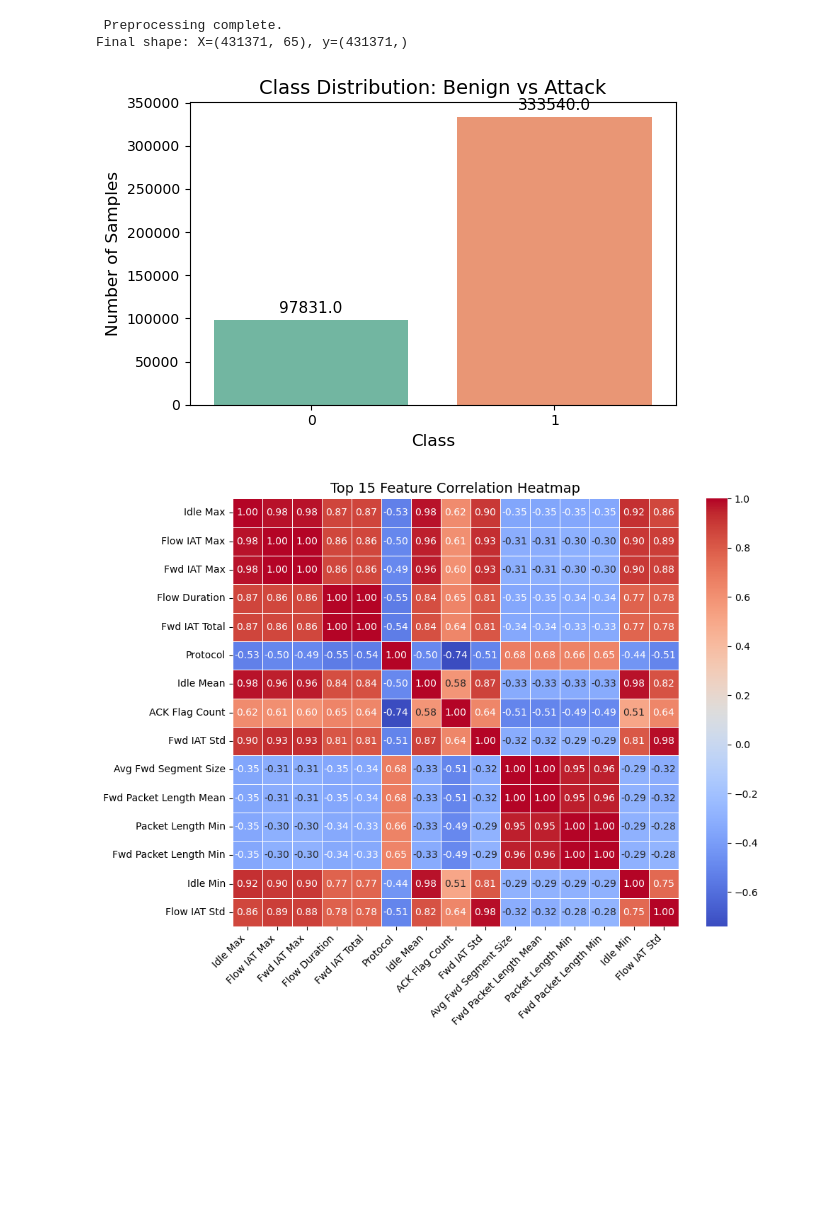
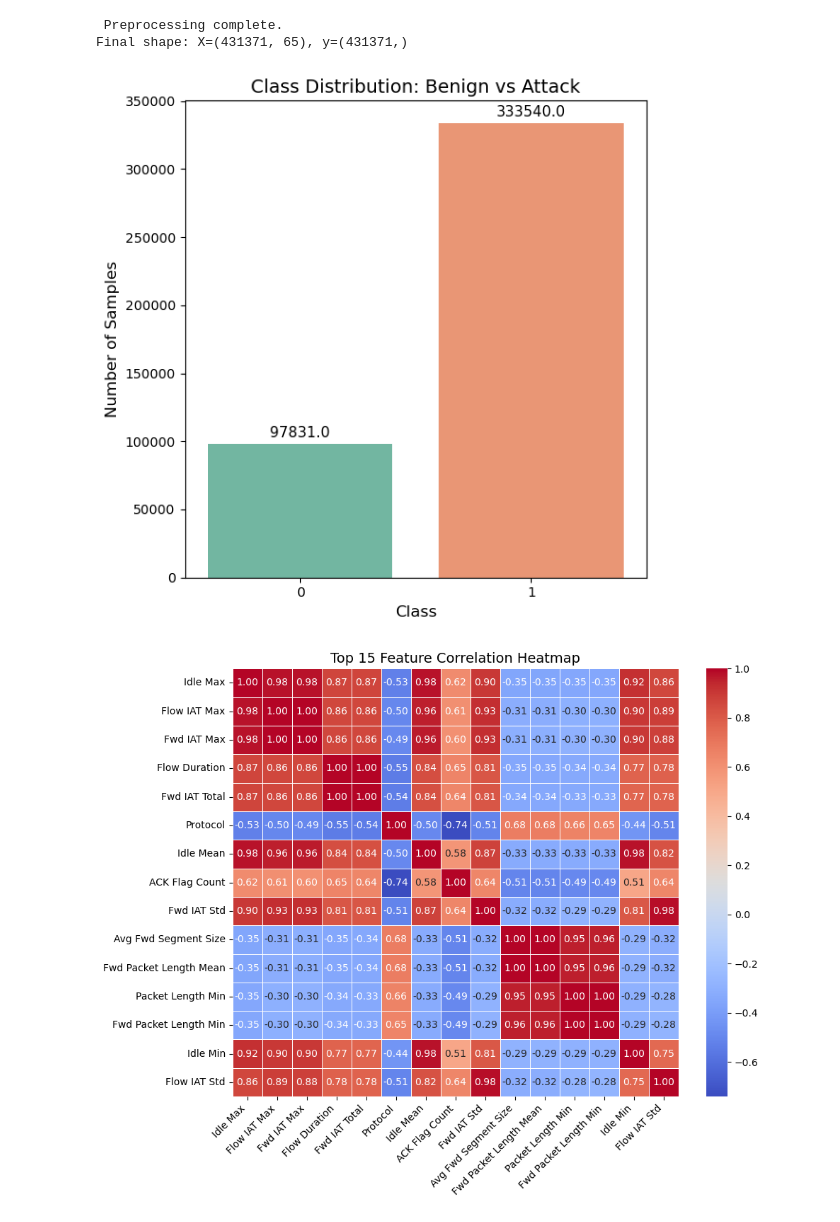
Before and after one commit to dasarlamallikarjun/ddos-detection-ml-models-cicddos2019, a Jupyter notebook: ML_Model_CICDDoS.ipynb, the cells around one changed output. Cells and saved outputs as stored; diff of their text form; code cells hidden in the pictures; blank space fills up the shorter version.

```diff
--- a/ML_Model_CICDDoS_Fixed.ipynb
+++ b/ML_Model_CICDDoS.ipynb
@@ -138,24 +138,24 @@ Final shape: X=(431371, 65), y=(431371,)
 # %%
 # Visualize class distribution (Benign vs Attack)
 import seaborn as sns
 import matplotlib.pyplot as plt
 
-plt.figure(figsize=(6, 4))
+plt.figure(figsize=(6, 6))
 ax = sns.countplot(x=y, hue=y, palette='Set2', legend=False)
 plt.title('Class Distribution: Benign vs Attack', fontsize=14)
 plt.xlabel('Class', fontsize=12)
 plt.ylabel('Number of Samples', fontsize=12)
 
 
 for p in ax.patches:
     ax.annotate(f'{p.get_height()}', (p.get_x() + p.get_width() / 2., p.get_height()),
                 ha='center', va='baseline', fontsize=11, color='black', xytext=(0, 5),
                 textcoords='offset points')
 
 plt.tight_layout()
 plt.show()
 # %% [output]
-[figure, old version]
+[figure, new version]
 # %%
 # Correlation heatmap of top features
 import numpy as np
```
Also changed, not shown: parts of 4 cells of this notebook.
